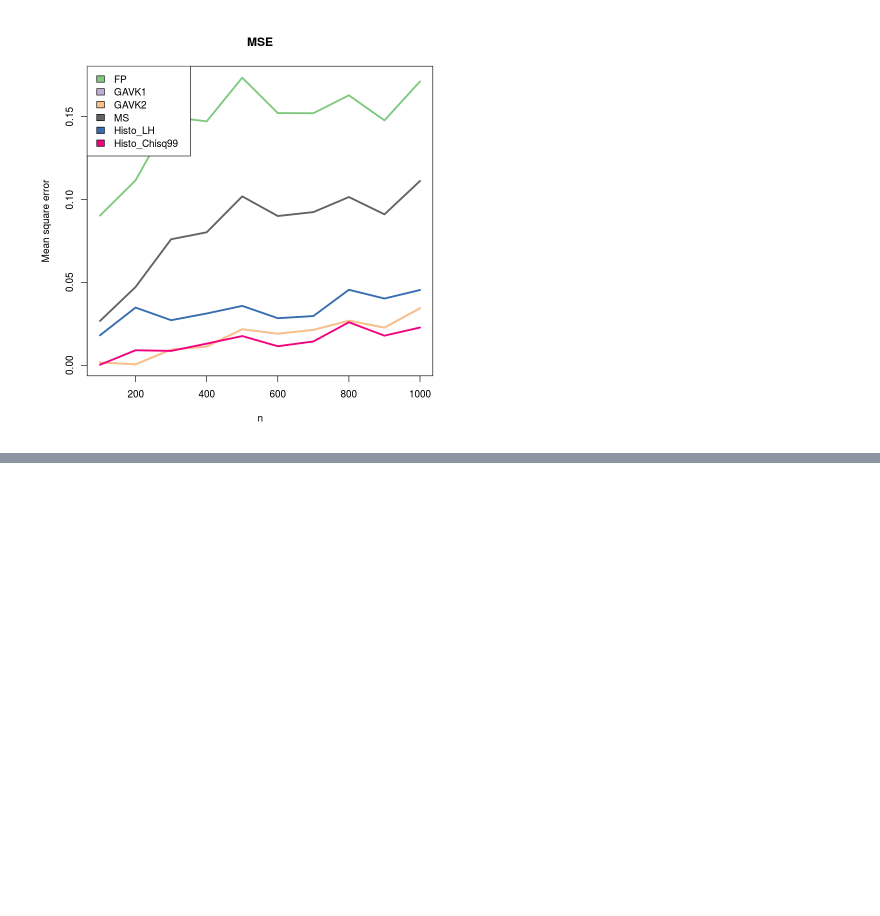
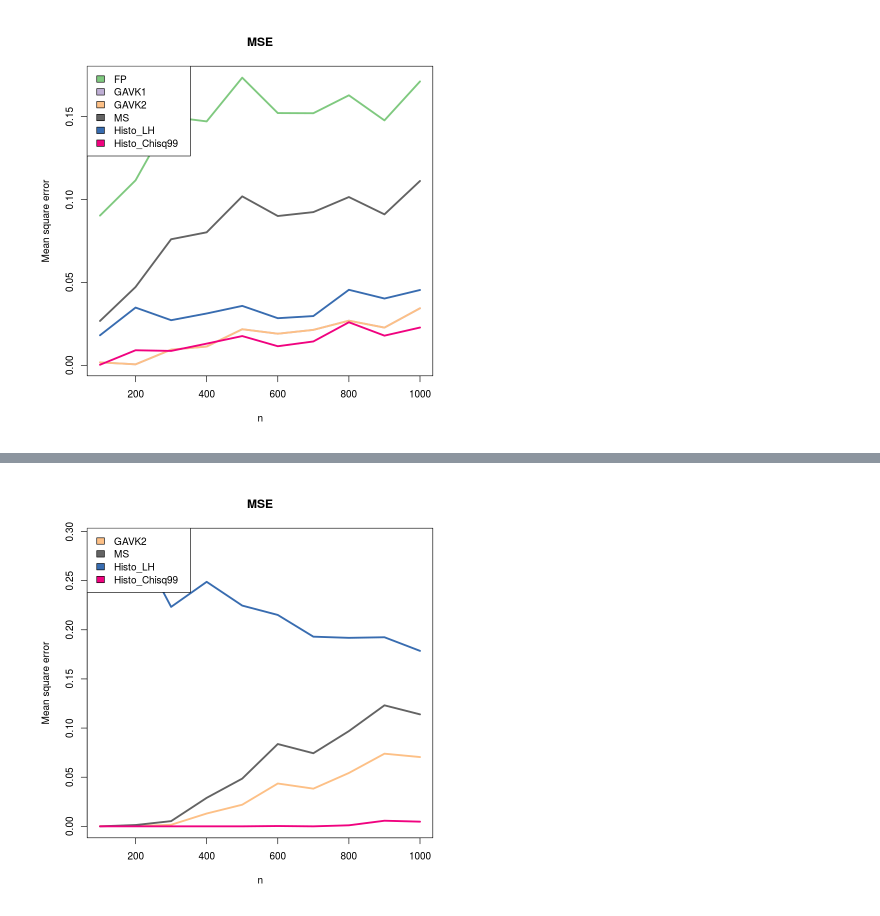
Before and after one commit to leizan/Compare-CMI_Histo-and-CMI_kNN, a Jupyter notebook: Experiment lists.ipynb, the cells around one changed output, grey strips where cells are left out. Saved outputs shown, nothing was run; the diff lists cells and outputs as text; code cells hidden in the pictures; blank space fills up the shorter version.

```diff
--- a/Experiment lists.ipynb
+++ b/Experiment lists.ipynb
@@ -255,0 +303,18 @@ draw_MSE(res=res_EX2.a)
+# %%
+n = seq(100,1000,100)
+plot(n, res_EX2.b[,4],
+ylab="Mean square error",
+main="MSE",
+ylim=c(min(res_EX2.b[,4:7]),max(res_EX2.b[,4:7])),
+type="l",
+lwd=3,
+col="#fdc086")
+lines(n,res_EX2.b[,5], lwd=3, col="#636363")
+lines(n,res_EX2.b[,6], lwd=3, col="#386cb0")
+lines(n,res_EX2.b[,7], lwd=3, col="#f0027f")
+legend("topleft",
+c("GAVK2", "MS", "Histo_LH", "Histo_Chisq99"),
+fill=c("#fdc086", "#636363", "#386cb0", "#f0027f")
+)
+# %% [output]
+[figure, added]
```
Also changed, not shown: parts of 61 cells of this notebook.
